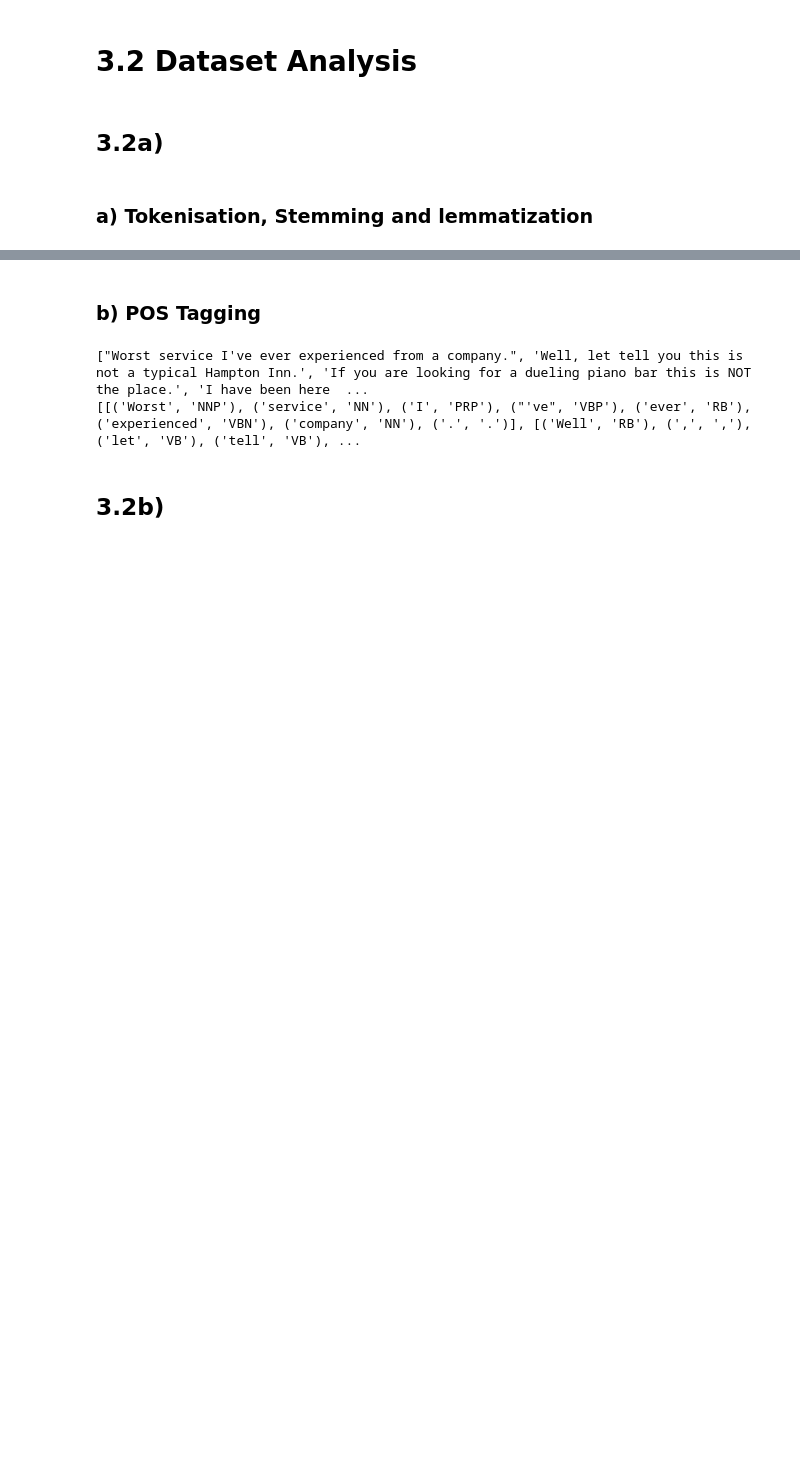
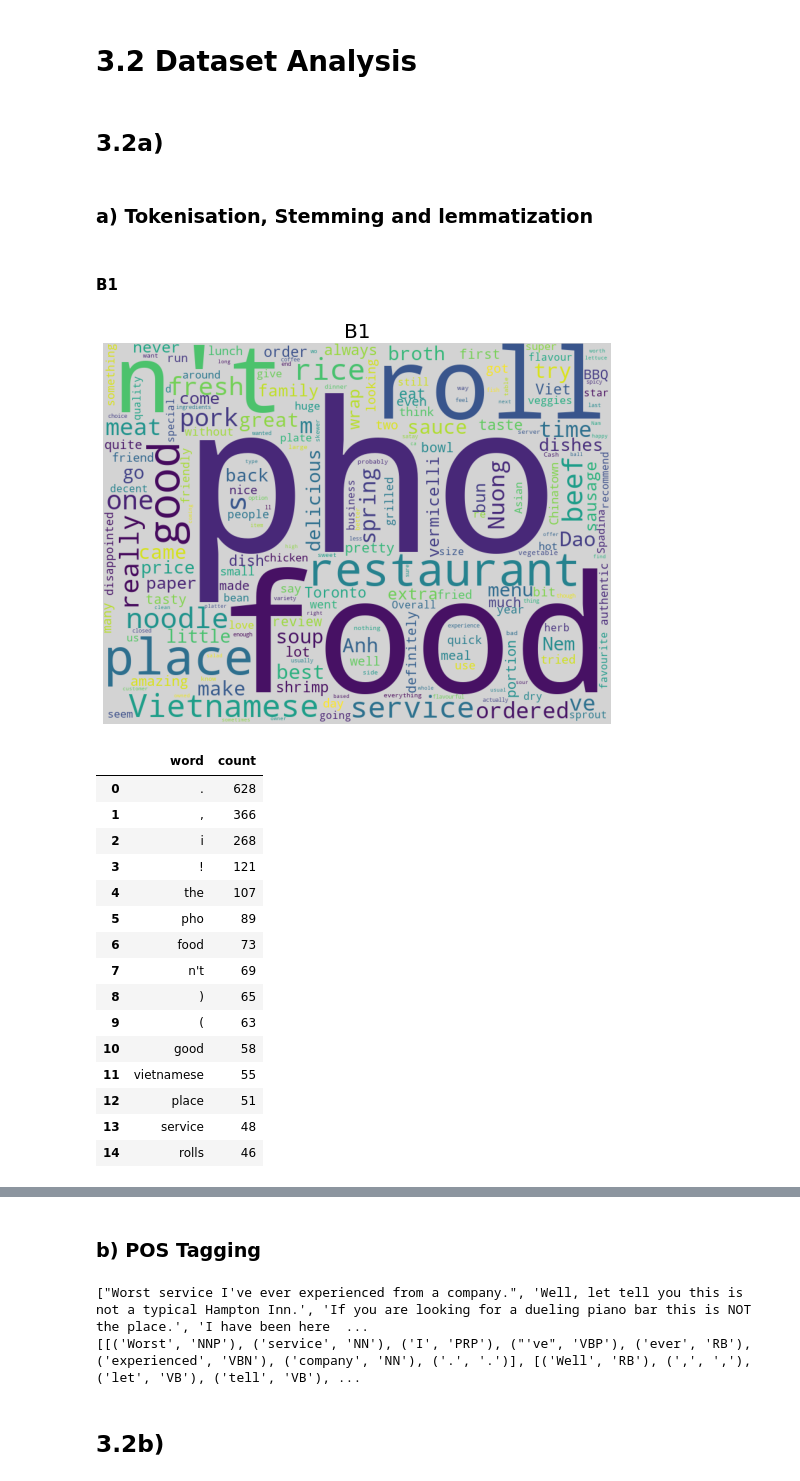
Before and after one commit to ABHISHEK03312/NLP-Assignment1, a Jupyter notebook: nlp-project1.ipynb, the cells around one changed output, grey strips where cells are left out. Drawn from its saved outputs; the diff is of its cells as text; code cells hidden in the pictures; blank space fills up the shorter version.

```diff
--- a/nlp-project1.ipynb
+++ b/nlp-project1.ipynb
@@ -281,3 +282,10 @@ def show_wordclouds(data, title):
     plt.axis('off')
     plt.title(title, fontsize=20 )
     plt.show()
+# %%
+def append_tokens(token_list):
+    sent_list=[]
+    for i in token_list:
+        sent=" "
+        sent_list.append(sent.join(i))
+    return " ".join(sent_list)
@@ -283,0 +294,18 @@ def show_wordclouds(data, title):
+# %%
+#function to generate wordcloud for a dataframe
+def show_wordclouds(text, title="B1"):
+    stopwords = set(wordcloud.STOPWORDS)
+
+    fig_wordcloud = wordcloud.WordCloud(stopwords=stopwords,background_color='lightgrey',
+                    colormap='viridis', width=800, height=600, collocations=False).generate(text)
+
+    plt.figure(figsize=(10,7), frameon=True)
+    plt.imshow(fig_wordcloud)
+    plt.axis('off')
+    plt.title(title, fontsize=20 )
+    plt.show()
+# %%
+def frequencyDistribution(document):
+    fdist = FreqDist(word.lower() for word in word_tokenize(document))
+    FTable=pd.DataFrame({"word":fdist.keys(), "count":fdist.values()})
+    return FTable.sort_values(by=['count'], ascending=False, ignore_index=True)
@@ -289,6 +333,8 @@ dataset = pd.read_csv("/Users/abhishekvaidyanathan/Desktop/NLP-project1/reviewSe
 ## 3.2a)
 # %% [markdown]
 ### a) Tokenisation, Stemming and lemmatization
+# %% [markdown]
+#### B1
 # %%
 B1=random_business_id(dataset)
 reviews_B1_text,reviews_B1_sentences,reviews_B1_tokens = business_review_extracter(dataset,B1)
@@ -305,3 +351,28 @@ reviews_B2_text,reviews_B2_sentences,reviews_B2_tokens = business_review_extract
 Porter_Stemming_B1=business_poter(reviews_B2_sentences)
 Lancaster_Stemming_B1=business_lancaster(reviews_B2_sentences)
 Wordnet_lematization_B2=business_wordnet(reviews_B2_sentences)
+# %%
+B1=random_business_id(dataset)
+reviews_B1_text,reviews_B1_sentences,reviews_B1_tokens = business_review_extracter(dataset,B1)
+sentences_appended_b1=append_tokens(reviews_B1_tokens)
+show_wordclouds(sentences_appended_b1, "B1")
+B1_freq_table=frequencyDistribution(sentences_appended_b1)
+B1_freq_table[0:15]
+# %% [output]
+[figure, added]
+|  | word | count |
+| 0 | . | 628 |
+| 1 | , | 366 |
+| 2 | i | 268 |
+| 3 | ! | 121 |
+| 4 | the | 107 |
+| 5 | pho | 89 |
+| 6 | food | 73 |
+| 7 | n't | 69 |
+| 8 | ) | 65 |
+| 9 | ( | 63 |
+| 10 | good | 58 |
+| 11 | vietnamese | 55 |
+| 12 | place | 51 |
+| 13 | service | 48 |
+| 14 | rolls | 46 |
```
Also changed, not shown: parts of 15 cells of this notebook.
